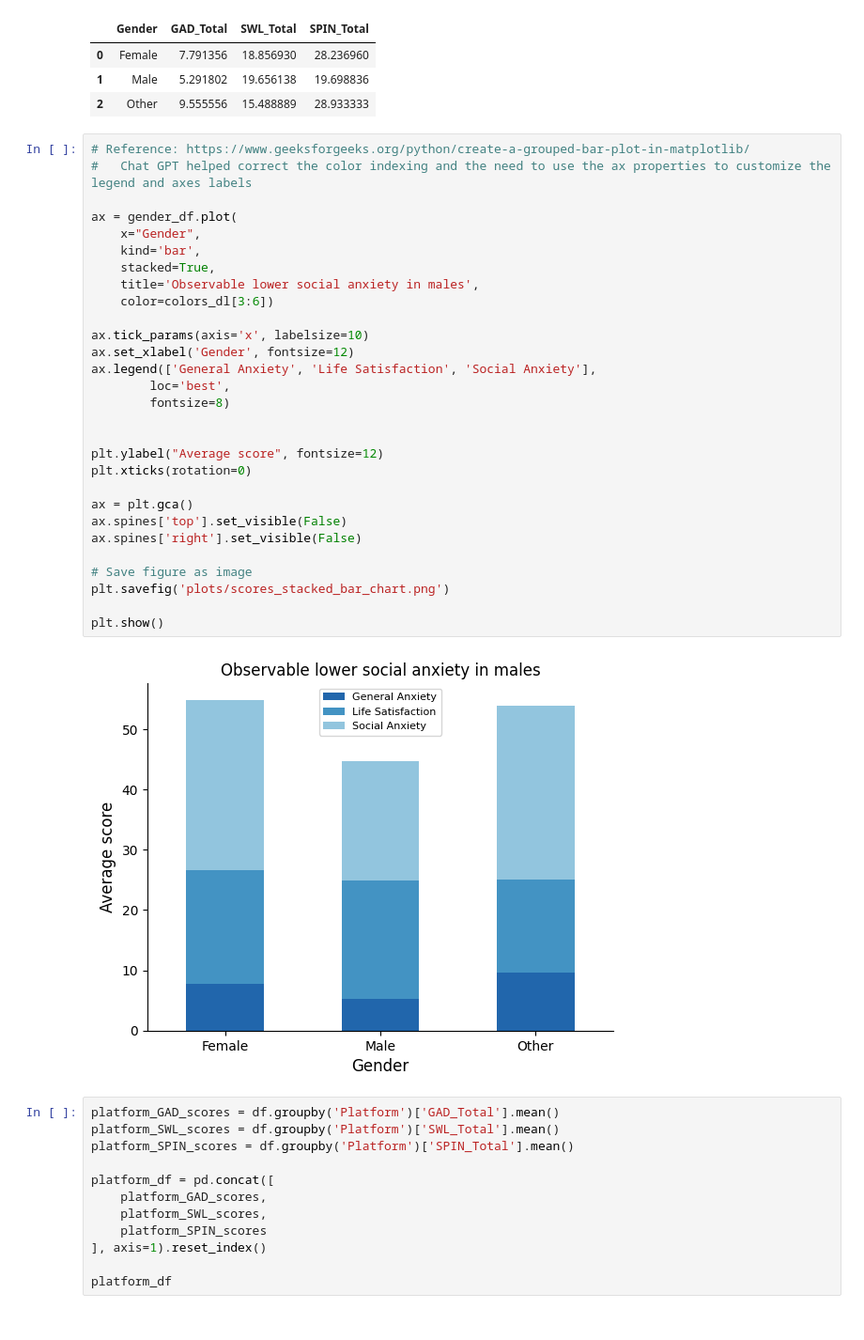
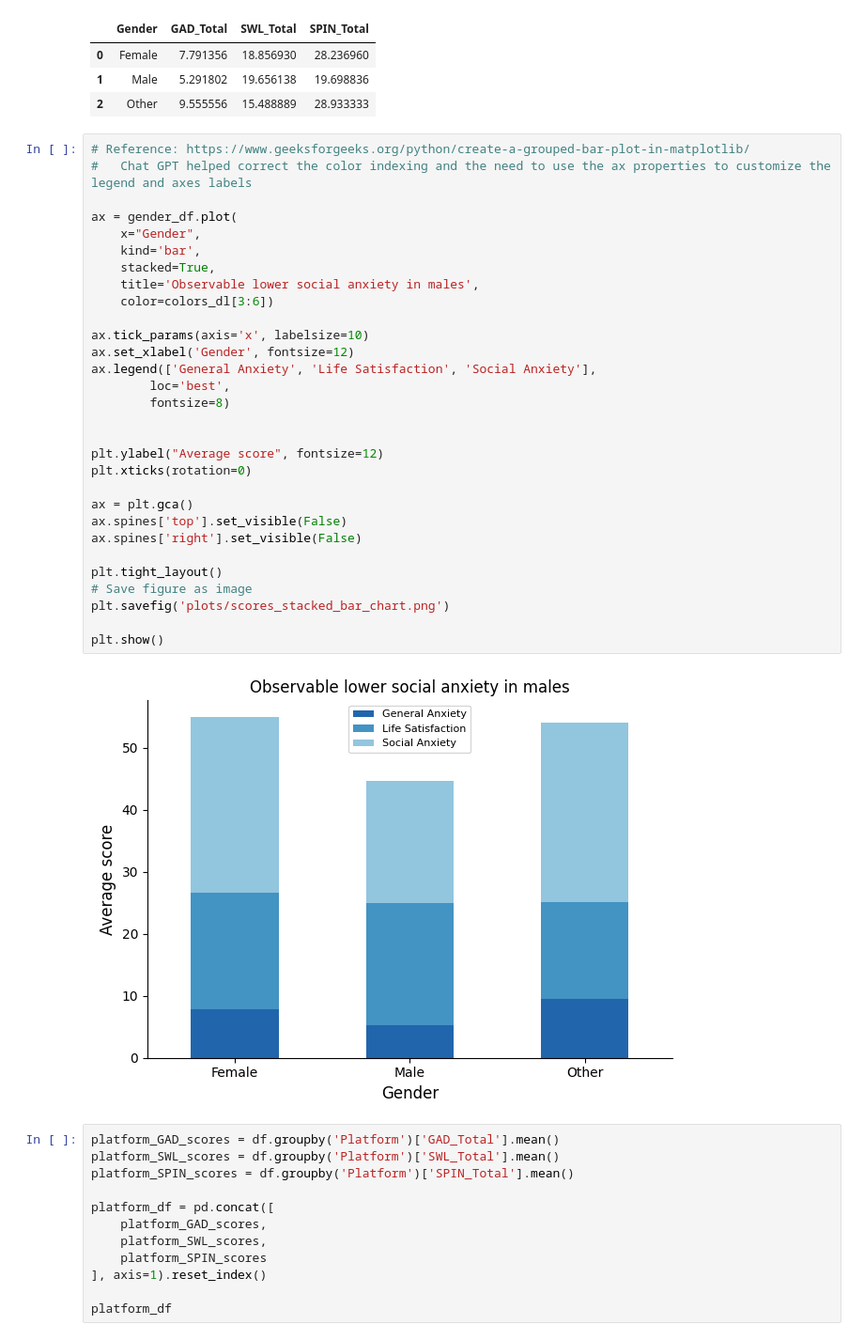
Before and after one commit to amallred/gaming-mental-health-analysis, a Jupyter notebook: charts.ipynb, the cells around one changed output. Shown at 94% size. Saved outputs shown, nothing was run; the diff lists cells and outputs as text.

```diff
--- a/charts.ipynb
+++ b/charts.ipynb
@@ -232,34 +232,35 @@ gender_df
 # %%
 # Reference: https://www.geeksforgeeks.org/python/create-a-grouped-bar-plot-in-matplotlib/
 #   Chat GPT helped correct the color indexing and the need to use the ax properties to customize the legend and axes labels
 
 ax = gender_df.plot(
     x="Gender",
     kind='bar',
     stacked=True,
     title='Observable lower social anxiety in males',
     color=colors_dl[3:6])
 
 ax.tick_params(axis='x', labelsize=10)
 ax.set_xlabel('Gender', fontsize=12)
 ax.legend(['General Anxiety', 'Life Satisfaction', 'Social Anxiety'],
         loc='best',
         fontsize=8)
 
 
 plt.ylabel("Average score", fontsize=12)
 plt.xticks(rotation=0)
 
 ax = plt.gca()
 ax.spines['top'].set_visible(False)
 ax.spines['right'].set_visible(False)
 
+plt.tight_layout()
 # Save figure as image
 plt.savefig('plots/scores_stacked_bar_chart.png')
 
 plt.show()
 # %% [output]
-[figure, old version]
+[figure, new version]
 # %%
 platform_GAD_scores = df.groupby('Platform')['GAD_Total'].mean()
 platform_SWL_scores = df.groupby('Platform')['SWL_Total'].mean()
```
Also changed, not shown: parts of 7 cells of this notebook, 6 other files.
